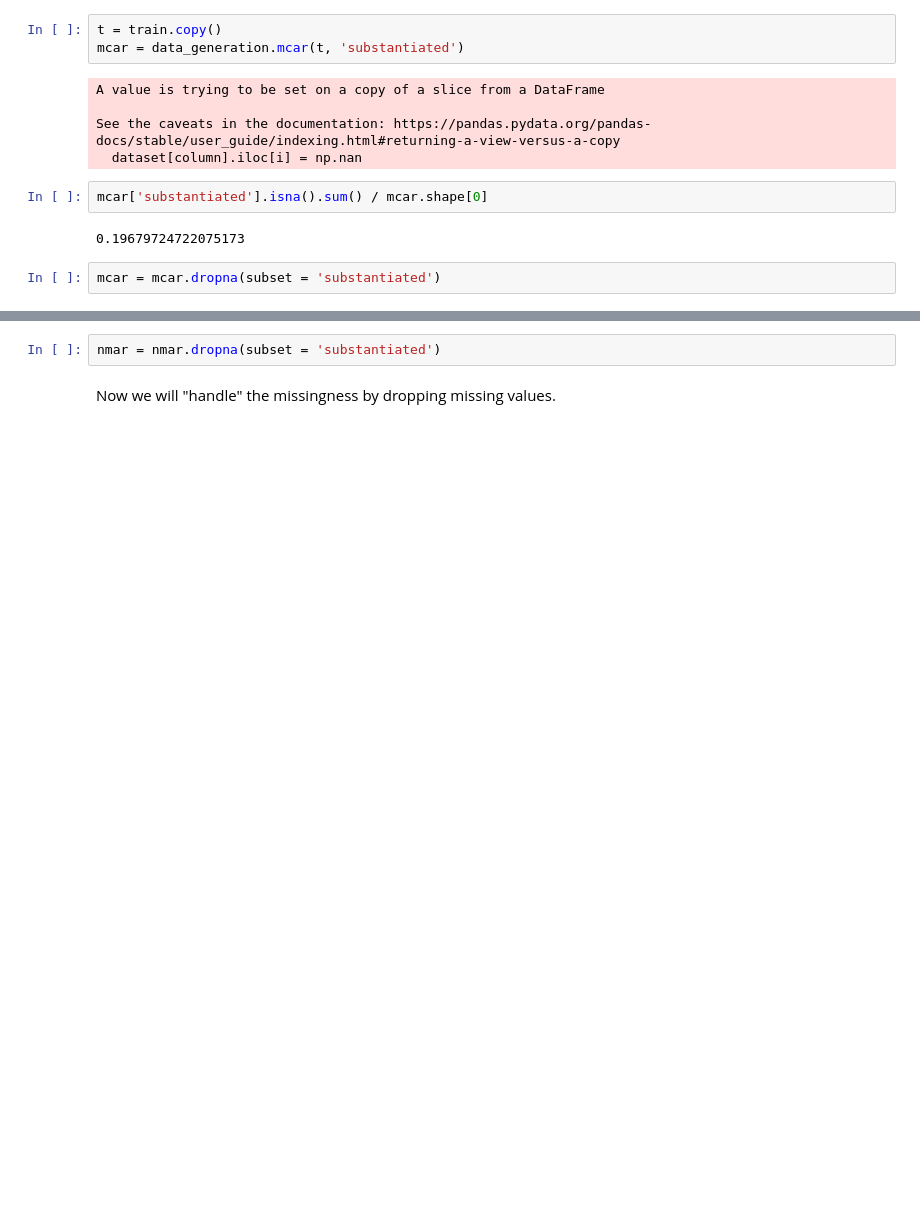
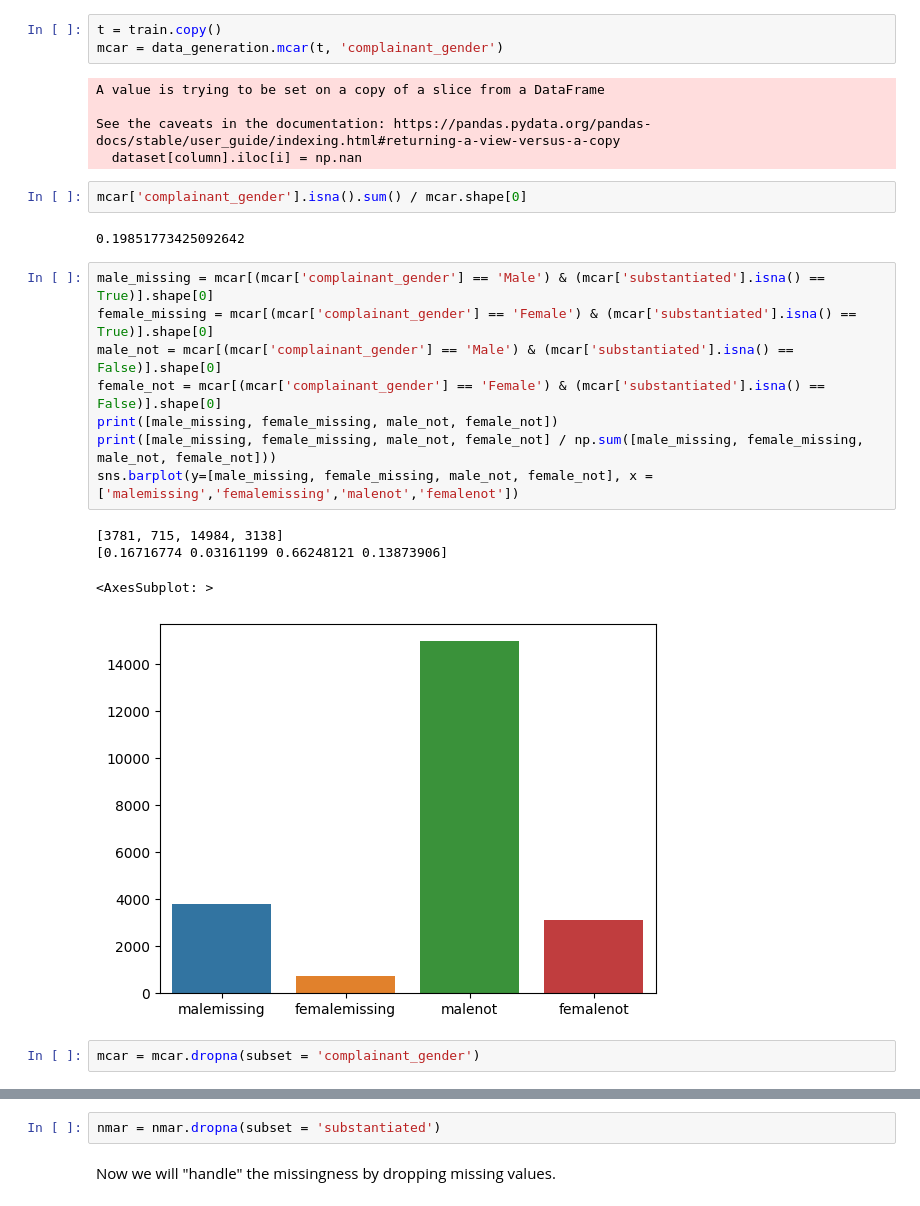
Before and after one commit to alecpanattoni/DSC180BProject, a Jupyter notebook: run.ipynb, the cells around one changed output, grey strips where cells are left out. Drawn from its saved outputs; the diff is of its cells as text; blank space fills up the shorter version.

```diff
--- a/run.ipynb
+++ b/run.ipynb
@@ -57,15 +58,28 @@ train, test = train_test_split(data, train_size=0.8)
 We want the attribute with missingness to have around the same proportion of missingness for each type. This is because we don't want the amount of missingness to be a confounding factor in our results.
 # %%
 t = train.copy()
-mcar = data_generation.mcar(t, 'substantiated')
+mcar = data_generation.mcar(t, 'complainant_gender')
 # %% [output]
 A value is trying to be set on a copy of a slice from a DataFrame
 
 See the caveats in the documentation: https://pandas.pydata.org/pandas-docs/stable/user_guide/indexing.html#returning-a-view-versus-a-copy
   dataset[column].iloc[i] = np.nan
 # %%
-mcar['substantiated'].isna().sum() / mcar.shape[0]
+mcar['complainant_gender'].isna().sum() / mcar.shape[0]
 # %% [output]
-0.19679724722075173
+0.19851773425092642
+# %%
+male_missing = mcar[(mcar['complainant_gender'] == 'Male') & (mcar['substantiated'].isna() == True)].shape[0]
+female_missing = mcar[(mcar['complainant_gender'] == 'Female') & (mcar['substantiated'].isna() == True)].shape[0]
+male_not = mcar[(mcar['complainant_gender'] == 'Male') & (mcar['substantiated'].isna() == False)].shape[0]
+female_not = mcar[(mcar['complainant_gender'] == 'Female') & (mcar['substantiated'].isna() == False)].shape[0]
+print([male_missing, female_missing, male_not, female_not])
+print([male_missing, female_missing, male_not, female_not] / np.sum([male_missing, female_missing, male_not, female_not]))
+sns.barplot(y=[male_missing, female_missing, male_not, female_not], x = ['malemissing','femalemissing','malenot','femalenot'])
+# %% [output]
+[3781, 715, 14984, 3138]
+[0.16716774 0.03161199 0.66248121 0.13873906]
+<AxesSubplot: >
+[figure, added]
 # %%
-mcar = mcar.dropna(subset = 'substantiated')
+mcar = mcar.dropna(subset = 'complainant_gender')
```
Also changed, not shown: parts of 22 cells of this notebook, 1 other file.
